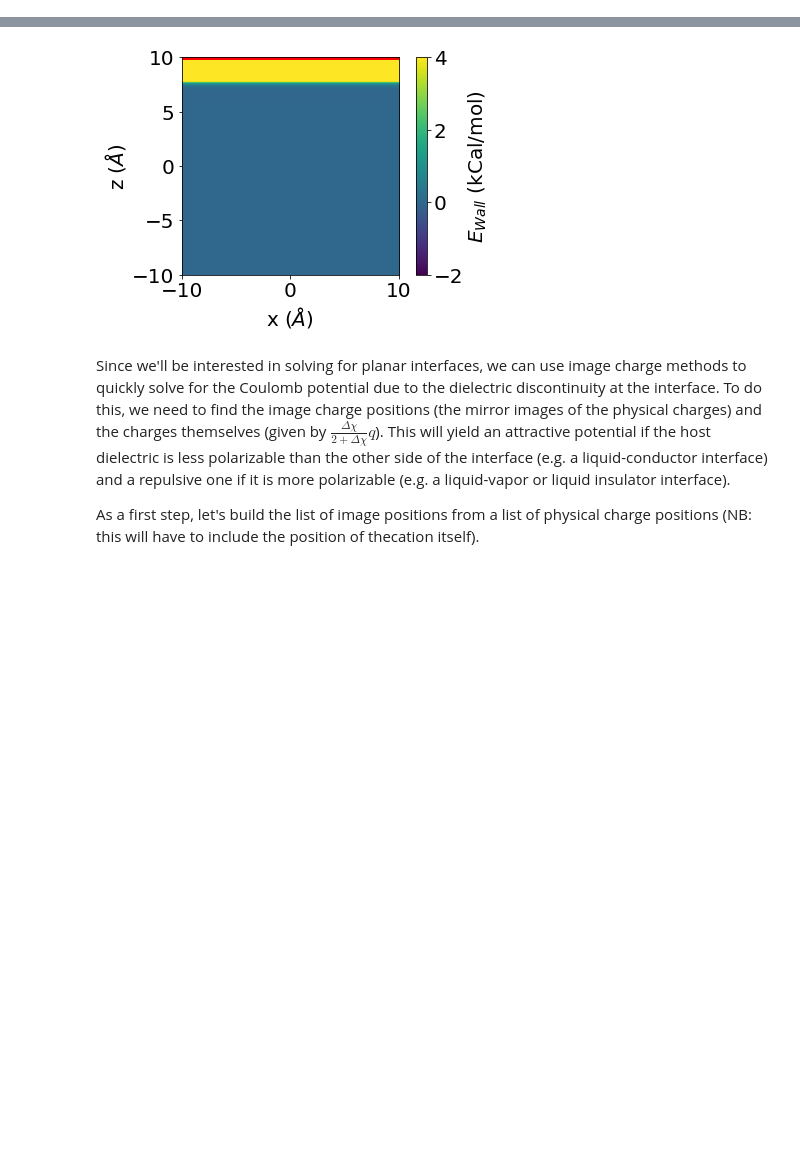
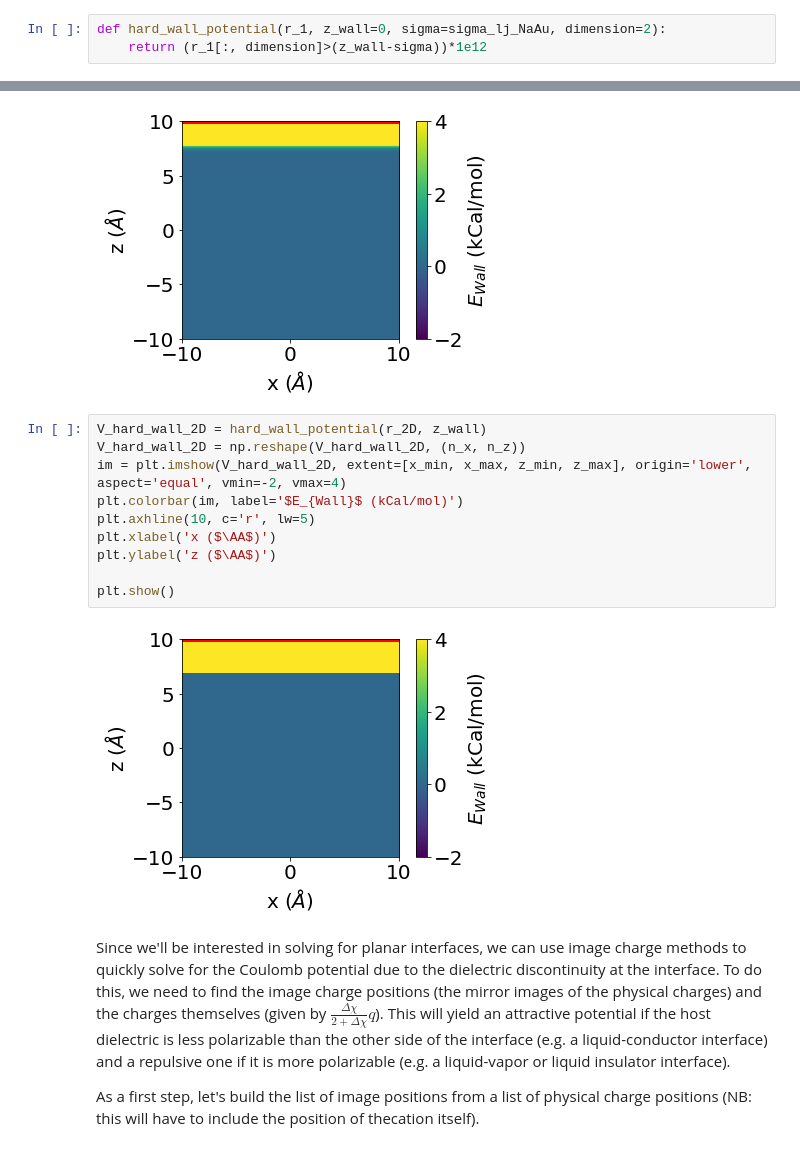
Before and after one commit to adodin/Ion-Pairing, a Jupyter notebook: Analytical/Analytical_Potentials.ipynb, the cells around one changed output, grey strips where cells are left out. Saved outputs shown, nothing was run; the diff lists cells and outputs as text; blank space fills up the shorter version.

```diff
--- a/Analytical/Analytical_Potentials.ipynb
+++ b/Analytical/Analytical_Potentials.ipynb
@@ -148,6 +148,9 @@ We can easily write down the Lennard-Jones potential along any dimension by writ
 def lj_wall_potential(r_1, z_wall = 0, epsilon=epsilon_lj_NaCl, sigma=sigma_lj_NaAu, dimension=2):
     r = (r_1[:, dimension] - z_wall)/sigma
     return epsilon * (r**-12 - r**-6)
+# %%
+def hard_wall_potential(r_1, z_wall=0, sigma=sigma_lj_NaAu, dimension=2):
+    return (r_1[:, dimension]>(z_wall-sigma))*1e12
 # %% [markdown]
 Plotting the Lennard-Jones Wall Potential we see a harshly repulsive potential along $z$ with very little dispersive attraction for these parameters.
 # %%
@@ -162,6 +165,18 @@ plt.ylabel('z ($\AA$)')
 plt.show()
 # %% [output]
 [figure]
+# %%
+V_hard_wall_2D = hard_wall_potential(r_2D, z_wall)
+V_hard_wall_2D = np.reshape(V_hard_wall_2D, (n_x, n_z))
+im = plt.imshow(V_hard_wall_2D, extent=[x_min, x_max, z_min, z_max], origin='lower', aspect='equal', vmin=-2, vmax=4)
+plt.colorbar(im, label='$E_{Wall}$ (kCal/mol)')
+plt.axhline(10, c='r', lw=5)
+plt.xlabel('x ($\AA$)')
+plt.ylabel('z ($\AA$)')
+
+plt.show()
+# %% [output]
+[figure, added]
 # %% [markdown]
 Since we'll be interested in solving for planar interfaces, we can use image charge methods to quickly solve for the Coulomb potential due to the dielectric discontinuity at the interface. To do this, we need to find the image charge positions (the mirror images of the physical charges) and the charges themselves (given by $\frac{\Delta\chi}{2+\Delta\chi}q$). This will yield an attractive potential if the host dielectric is less polarizable than the other side of the interface (e.g. a liquid-conductor interface) and a repulsive one if it is more polarizable (e.g. a liquid-vapor or liquid insulator interface).
 
```
Also changed, not shown: parts of 4 cells of this notebook.
